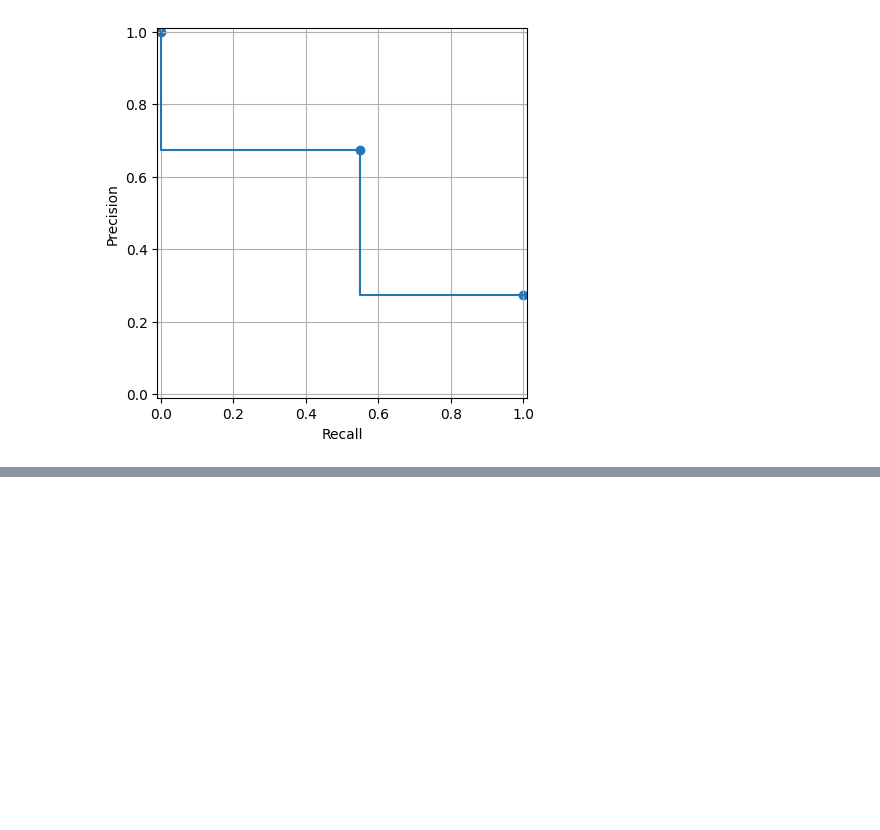
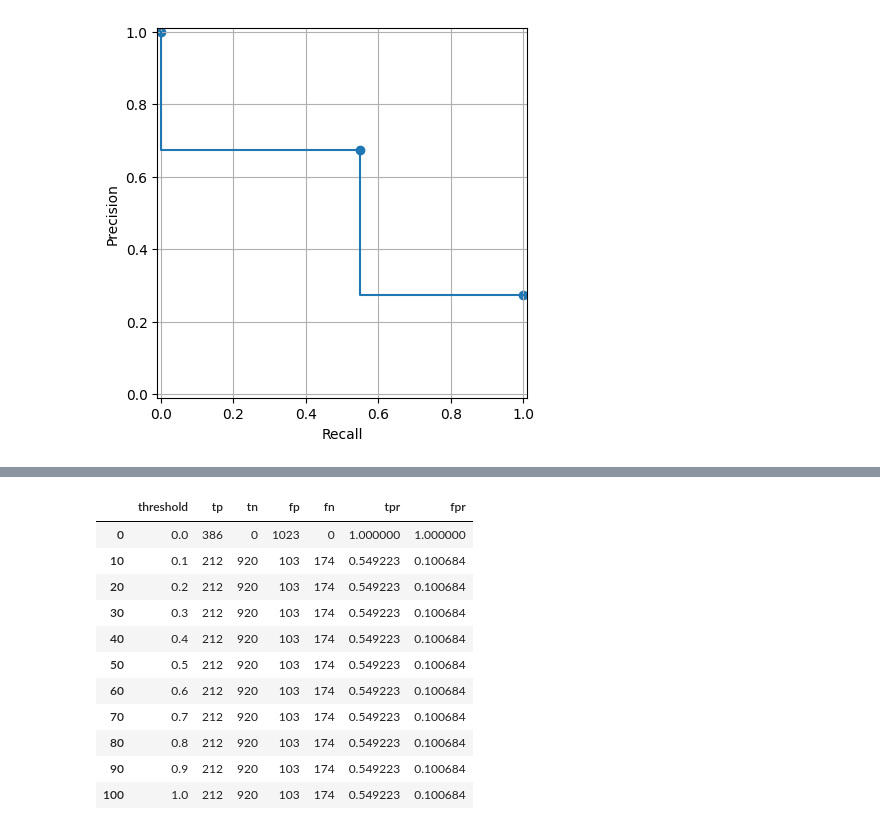
Before and after one commit to not-AVP/psychic-potato, a Jupyter notebook: practice/ChurnBurn.ipynb, the cells around one changed output, grey strips where cells are left out. Saved outputs shown, nothing was run; the diff lists cells and outputs as text; code cells hidden in the pictures; blank space fills up the shorter version.

```diff
--- a/practice/ChurnBurn.ipynb
+++ b/practice/ChurnBurn.ipynb
@@ -733,10 +733,12 @@ plt.plot(Thres, a)
 # %% [markdown]
 ## Confusion Matrix
 # %%
+thres = 0.5
+
 ActualPos = yVal == 1
 ActualNeg = yVal == 0
-PredPos = yPred == 1
-PredNeg = yPred == 0
+PredPos = yPred >= thres
+PredNeg = yPred < thres
 # %%
 TruePos = ActualPos & PredPos
 TrueNeg = ActualNeg & PredNeg
@@ -814,0 +829,15 @@ plt.show()
+# %%
+scores = list()
+
+thresholds = np.linspace(0, 1, 101)
+
+for t in thresholds:
+    PredPos = yPred >= t
+    PredNeg = yPred < t
+
+    tp = (ActualPos & PredPos).sum()
+    tn = (ActualNeg & PredNeg).sum()
+    fp = (ActualNeg & PredPos).sum()
+    fn = (ActualPos & PredNeg).sum()
+
+    scores.append((t, tp, tn, fp, fn))
@@ -814,0 +864,4 @@ plt.show()
+# %%
+Cols = ['threshold', 'tp', 'tn', 'fp', 'fn']
+DataScores = pd.DataFrame(scores, columns=Cols)
+DataScores[::10]
@@ -814,0 +881,18 @@ plt.show()
+# %%
+DataScores['tpr'] = DataScores.tp/(DataScores.tp + DataScores.fn)
+DataScores['fpr'] = DataScores.fp/(DataScores.fp + DataScores.tn)
+# %%
+DataScores[::10]
+# %% [output]
+|  | threshold | tp | tn | fp | fn | tpr | fpr |
+| 0 | 0.0 | 386 | 0 | 1023 | 0 | 1.000000 | 1.000000 |
+| 10 | 0.1 | 212 | 920 | 103 | 174 | 0.549223 | 0.100684 |
+| 20 | 0.2 | 212 | 920 | 103 | 174 | 0.549223 | 0.100684 |
+| 30 | 0.3 | 212 | 920 | 103 | 174 | 0.549223 | 0.100684 |
+| 40 | 0.4 | 212 | 920 | 103 | 174 | 0.549223 | 0.100684 |
+| 50 | 0.5 | 212 | 920 | 103 | 174 | 0.549223 | 0.100684 |
+| 60 | 0.6 | 212 | 920 | 103 | 174 | 0.549223 | 0.100684 |
+| 70 | 0.7 | 212 | 920 | 103 | 174 | 0.549223 | 0.100684 |
+| 80 | 0.8 | 212 | 920 | 103 | 174 | 0.549223 | 0.100684 |
+| 90 | 0.9 | 212 | 920 | 103 | 174 | 0.549223 | 0.100684 |
+| 100 | 1.0 | 212 | 920 | 103 | 174 | 0.549223 | 0.100684 |
```
Also changed, not shown: parts of 8 cells of this notebook.
